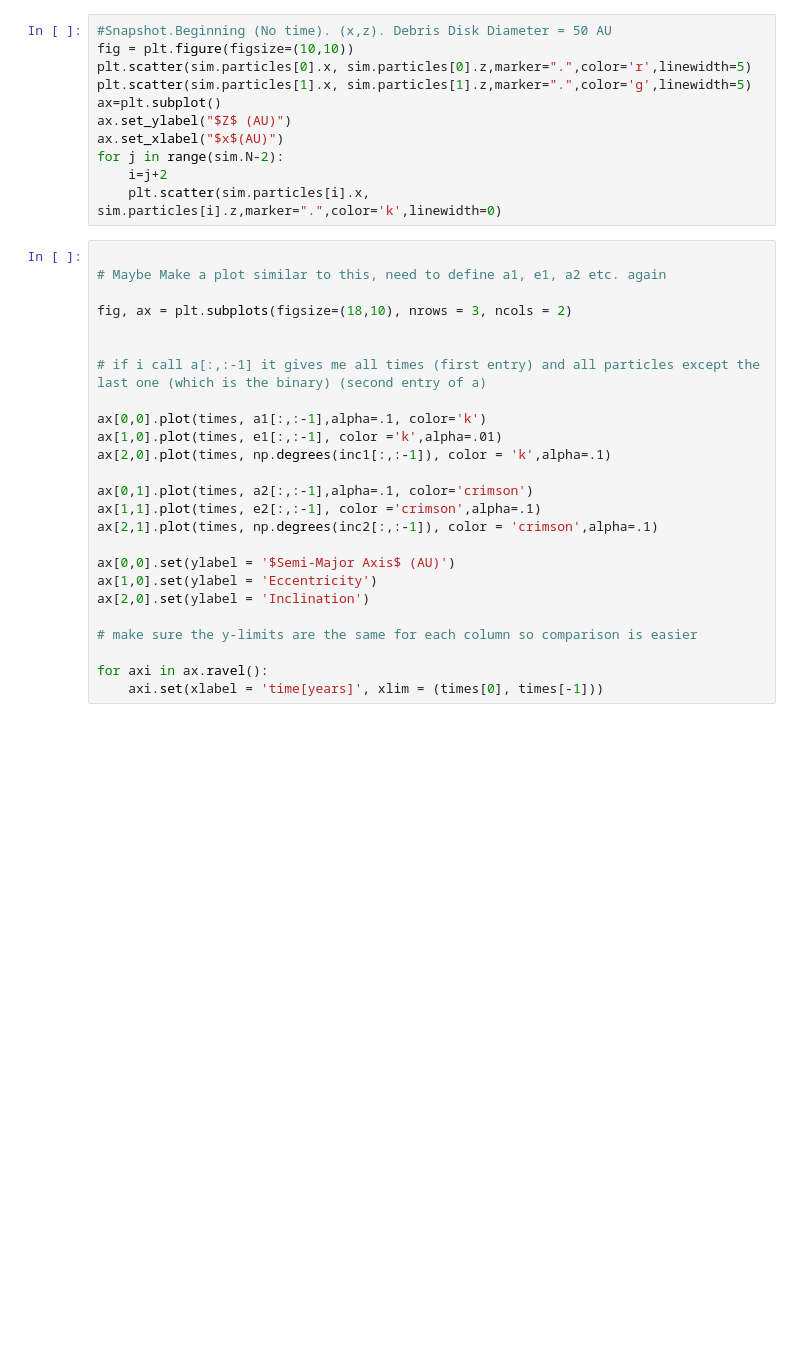
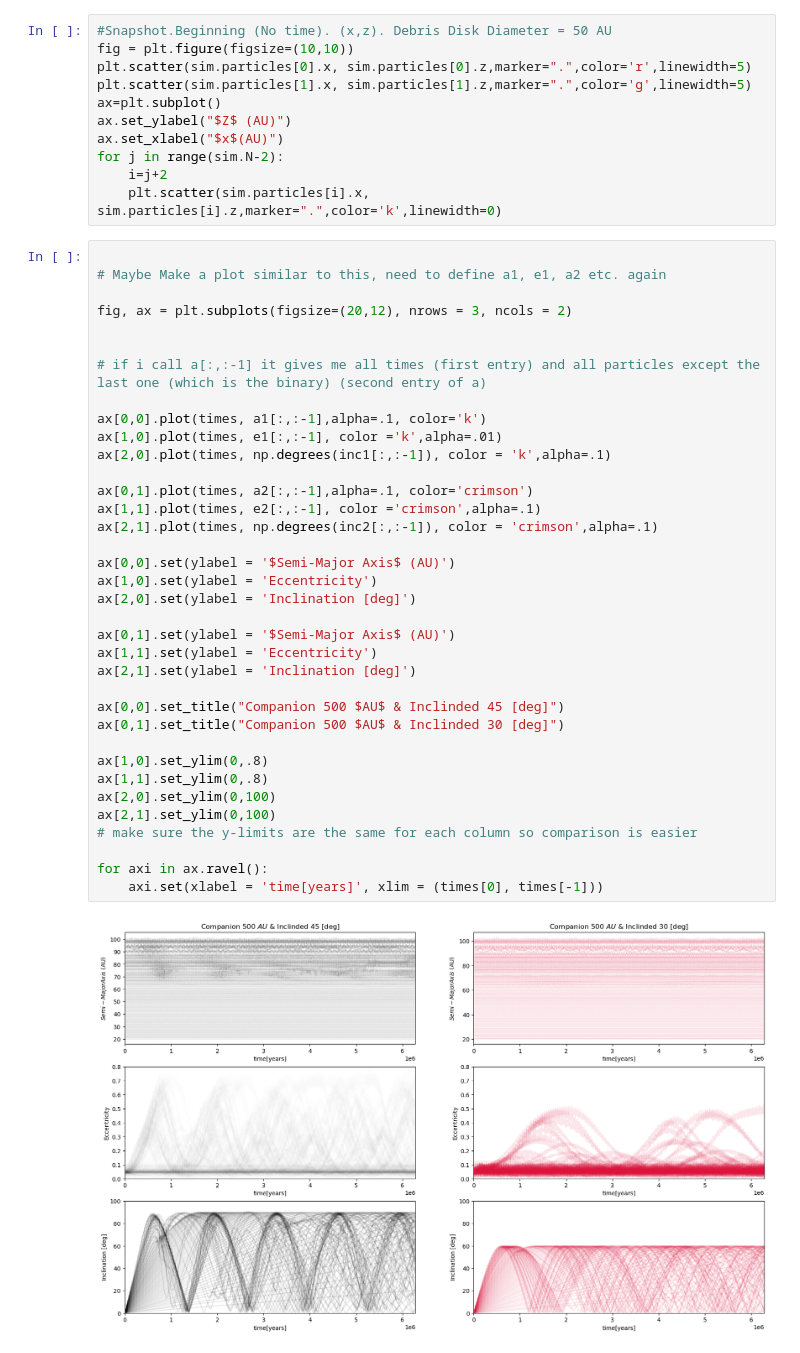
Before and after one commit to tigerchenlu98/rebound, a Jupyter notebook: ipython_examples/Jeremiah_new.ipynb, the cells around one changed output. Cells and saved outputs as stored; diff of their text form; blank space fills up the shorter version.

```diff
--- a/ipython_examples/Jeremiah_new.ipynb
+++ b/ipython_examples/Jeremiah_new.ipynb
@@ -205,25 +253,38 @@ for j in range(sim.N-2):
 # %%
 
 # Maybe Make a plot similar to this, need to define a1, e1, a2 etc. again
 
-fig, ax = plt.subplots(figsize=(18,10), nrows = 3, ncols = 2)
+fig, ax = plt.subplots(figsize=(20,12), nrows = 3, ncols = 2)
 
 
 # if i call a[:,:-1] it gives me all times (first entry) and all particles except the last one (which is the binary) (second entry of a)
 
 ax[0,0].plot(times, a1[:,:-1],alpha=.1, color='k')
 ax[1,0].plot(times, e1[:,:-1], color ='k',alpha=.01)
 ax[2,0].plot(times, np.degrees(inc1[:,:-1]), color = 'k',alpha=.1)
 
 ax[0,1].plot(times, a2[:,:-1],alpha=.1, color='crimson')
 ax[1,1].plot(times, e2[:,:-1], color ='crimson',alpha=.1)
 ax[2,1].plot(times, np.degrees(inc2[:,:-1]), color = 'crimson',alpha=.1)
 
 ax[0,0].set(ylabel = '$Semi-Major Axis$ (AU)')
 ax[1,0].set(ylabel = 'Eccentricity')
-ax[2,0].set(ylabel = 'Inclination')
+ax[2,0].set(ylabel = 'Inclination [deg]')
 
+ax[0,1].set(ylabel = '$Semi-Major Axis$ (AU)')
+ax[1,1].set(ylabel = 'Eccentricity')
+ax[2,1].set(ylabel = 'Inclination [deg]')
+
+ax[0,0].set_title("Companion 500 $AU$ & Inclinded 45 [deg]")
+ax[0,1].set_title("Companion 500 $AU$ & Inclinded 30 [deg]")
+
+ax[1,0].set_ylim(0,.8)
+ax[1,1].set_ylim(0,.8)
+ax[2,0].set_ylim(0,100)
+ax[2,1].set_ylim(0,100)
 # make sure the y-limits are the same for each column so comparison is easier
 
 for axi in ax.ravel():
     axi.set(xlabel = 'time[years]', xlim = (times[0], times[-1]))
+# %% [output]
+[figure, added]
```
Also changed, not shown: parts of 8 cells of this notebook.
